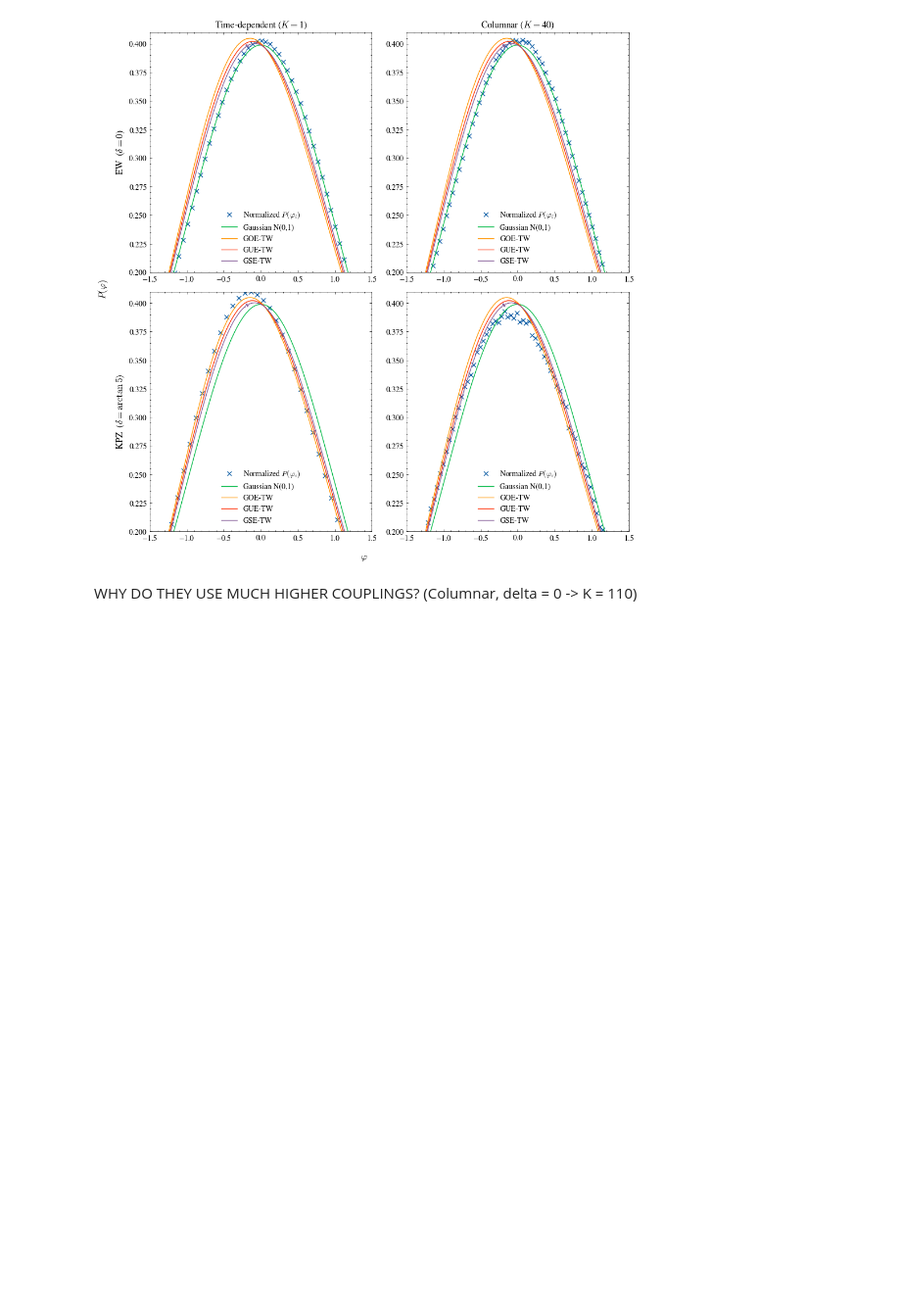
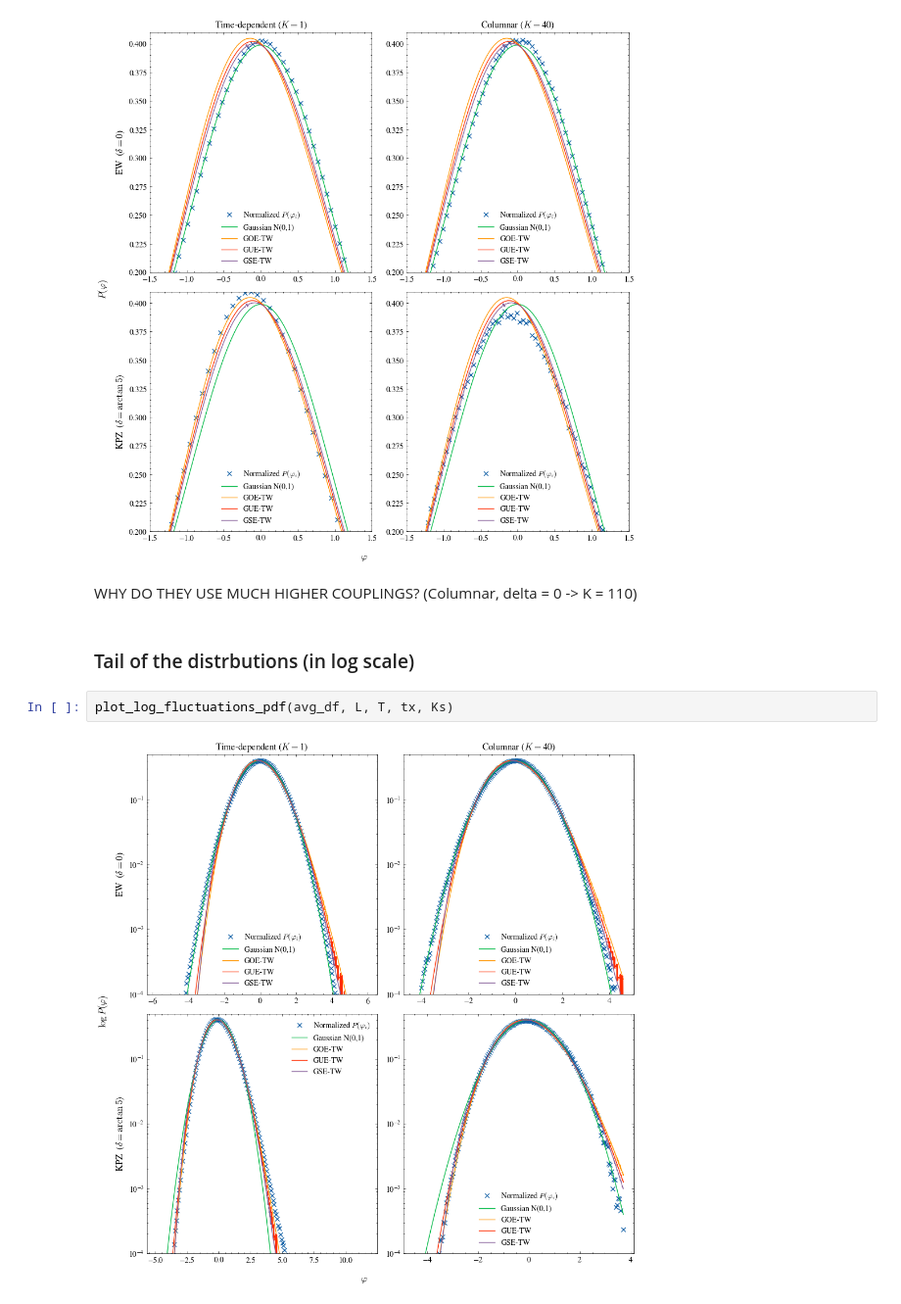
Before and after one commit to goznalo-git/RoughKuramoto, a Jupyter notebook: Notebooks_1D/6-Fluctuations.ipynb, the cells around one changed output. Shown at 98% size. Saved outputs shown, nothing was run; the diff lists cells and outputs as text; blank space fills up the shorter version.

Commit message:
Tail of fluctuations. Skewness computation.

```diff
--- a/Notebooks_1D/6-Fluctuations.ipynb
+++ b/Notebooks_1D/6-Fluctuations.ipynb
@@ -107,3 +111,9 @@ plot_fluctuations_pdf(avg_df, L, T, tx, Ks)
 [figure]
 # %% [markdown]
 WHY DO THEY USE MUCH HIGHER COUPLINGS? (Columnar, delta = 0 -> K = 110)
+# %% [markdown]
+### Tail of the distrbutions (in log scale)
+# %%
+plot_log_fluctuations_pdf(avg_df, L, T, tx, Ks)
+# %% [output]
+[figure, added]
```
Also changed, not shown: parts of 2 cells of this notebook, 3 other files.
